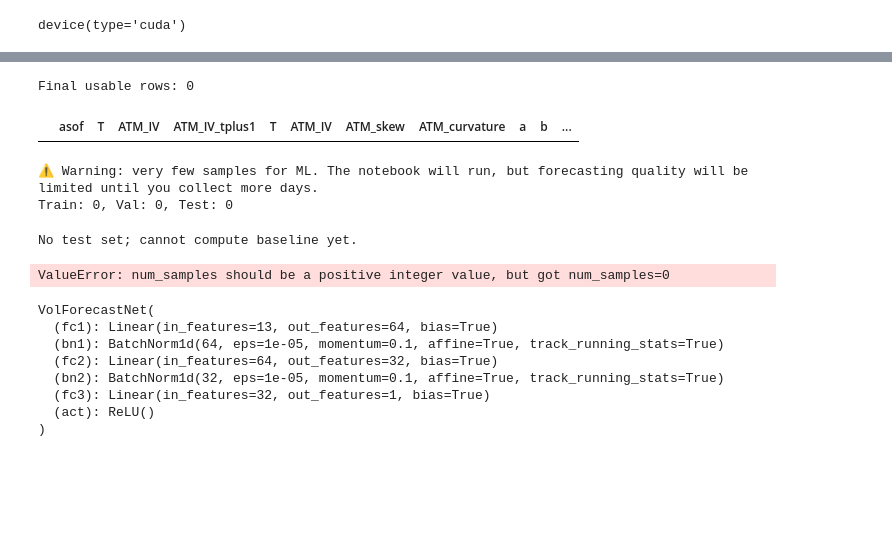
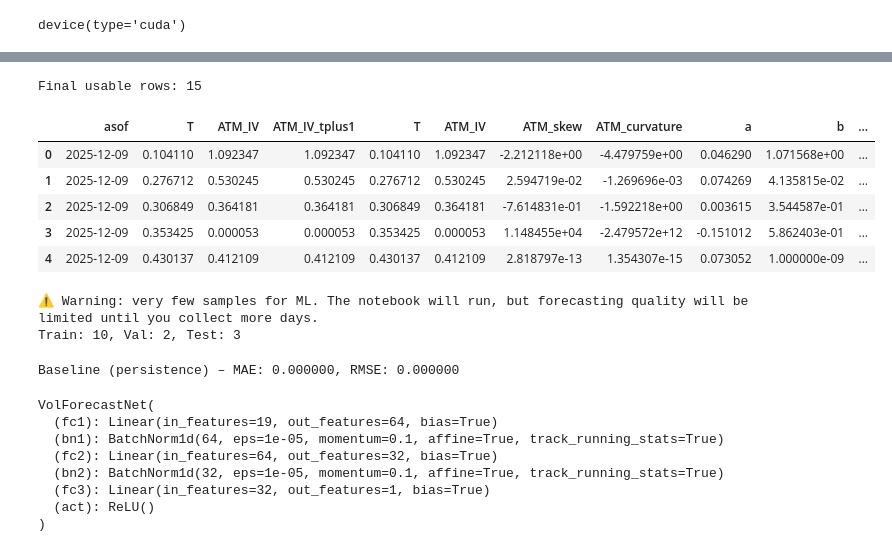
Before and after one commit to AlexMilekhin/Volatility-Surface-Modelling-ML-Forecasting, a Jupyter notebook: ML_forecasting.ipynb, the cells around one changed output, grey strips where cells are left out. Saved outputs shown, nothing was run; the diff lists cells and outputs as text; code cells hidden in the pictures; blank space fills up the shorter version.

Commit message:
integrated RND metrics, market features, martingale-error-based weights

```diff
--- a/ML_forecasting.ipynb
+++ b/ML_forecasting.ipynb
@@ -145,9 +252,9 @@ df = df.sort_values(['T', 'asof']).reset_index(drop=True)
 # Shift ATM_IV one day ahead within each tenor
 df['ATM_IV_tplus1'] = df.groupby('T')['ATM_IV'].shift(-1)
 
-# Drop rows where we don't have next-day target
-df = df.dropna(subset=['ATM_IV_tplus1']).reset_index(drop=True)
+missing_mask = df['ATM_IV_tplus1'].isna()
+df.loc[missing_mask, 'ATM_IV_tplus1'] = df.loc[missing_mask, 'ATM_IV']
 
 print("After creating target, shape:", df.shape)
-df[['asof', 'T', 'ATM_IV', 'ATM_IV_tplus1']].head(10)
+df[['asof', 'T', 'ATM_IV', 'ATM_IV_tplus1']].tail(10)
 # %% [output]
@@ -156,28 +273,37 @@ After creating target, shape: (0, 23)
 # %%
 feature_cols = [
     'T',
     # ATM + SVI
     'ATM_IV', 'ATM_skew', 'ATM_curvature',
     'a', 'b', 'rho', 'm', 'sigma',
     # SSVI
     'theta', 'ssvi_rho', 'ssvi_eta', 'ssvi_p',
+
+    #RND
+
+    'rnd_vol', 'rnd_skew', "rnd_kurtosis", 'martingale_error',
     # optional: calendar / fit diagnostics
     # 'fit_cost',
     # 'calendar_violations',
     # market features (when merge_asof is fixed)
-    # 'return_1d', 'return_5d', 'rv_20d', 'spot',
+     'return_1d', 'rv_20d'
 ]
 
 target_col = 'ATM_IV_tplus1'
 
 data = df.dropna(subset=feature_cols + [target_col]).copy()
 data = data.sort_values('asof').reset_index(drop=True)
-
+df = df.sort_values(['asof', 'T']).reset_index(drop=True)
 print("Final usable rows:", len(data))
 data[ ['asof', 'T', 'ATM_IV', 'ATM_IV_tplus1'] + feature_cols ].head()
 # %% [output]
-Final usable rows: 0
+Final usable rows: 15
 |  | asof | T | ATM_IV | ATM_IV_tplus1 | T | ATM_IV | ATM_skew | ATM_curvature | a | b | ... |
+| 0 | 2025-12-09 | 0.104110 | 1.092347 | 1.092347 | 0.104110 | 1.092347 | -2.212118e+00 | -4.479759e+00 | 0.046290 | 1.071568e+00 | ... |
+| 1 | 2025-12-09 | 0.276712 | 0.530245 | 0.530245 | 0.276712 | 0.530245 | 2.594719e-02 | -1.269696e-03 | 0.074269 | 4.135815e-02 | ... |
+| 2 | 2025-12-09 | 0.306849 | 0.364181 | 0.364181 | 0.306849 | 0.364181 | -7.614831e-01 | -1.592218e+00 | 0.003615 | 3.544587e-01 | ... |
+| 3 | 2025-12-09 | 0.353425 | 0.000053 | 0.000053 | 0.353425 | 0.000053 | 1.148455e+04 | -2.479572e+12 | -0.151012 | 5.862403e-01 | ... |
+| 4 | 2025-12-09 | 0.430137 | 0.412109 | 0.412109 | 0.430137 | 0.412109 | 2.818797e-13 | 1.354307e-15 | 0.073052 | 1.000000e-09 | ... |
 # %%
 n = len(data)
 if n < 30:
@@ -202,32 +328,39 @@ X_test  = test[feature_cols].values.astype(np.float32)
 y_test  = test[target_col].values.astype(np.float32)
 
 dates_test = test['asof'].values
+
+def get_weights(df, col='martingale_error', scale=100.0):
+  err = df[col].fillna(df[col].mean()).values.astype(np.float32)
+  return 1.0 / (1.0 + scale *err)
+
+w_train = get_weights(train)
+w_val = get_weights(val)
+w_test = get_weights(test)
 # %% [output]
 ⚠️ Warning: very few samples for ML. The notebook will run, but forecasting quality will be limited until you collect more days.
-Train: 0, Val: 0, Test: 0
+Train: 10, Val: 2, Test: 3
 # %%
 if len(test) > 0:
     y_pred_persist = test['ATM_IV'].values.astype(np.float32)
 
     mae_persist = mean_absolute_error(y_test, y_pred_persist)
-    rmse_persist = mean_squared_error(y_test, y_pred_persist, squared=False)
+    rmse_persist = mean_squared_error(y_test, y_pred_persist)
     print(f"Baseline (persistence) – MAE: {mae_persist:.6f}, RMSE: {rmse_persist:.6f}")
 else:
     print("No test set; cannot compute baseline yet.")
 # %% [output]
-No test set; cannot compute baseline yet.
+Baseline (persistence) – MAE: 0.000000, RMSE: 0.000000
 # %%
-def make_loader(X, y, batch_size=64, shuffle=False):
+def make_loader(X, y, w, batch_size=64, shuffle=False):
     X_tensor = torch.from_numpy(X)
     y_tensor = torch.from_numpy(y).unsqueeze(1)  # (N,) -> (N,1)
-    ds = TensorDataset(X_tensor, y_tensor)
+    w_tensor = torch.from_numpy(w).unsqueeze(1) #match y shape
+    ds = TensorDataset(X_tensor, y_tensor, w_tensor)
     return DataLoader(ds, batch_size=batch_size, shuffle=shuffle)
 
-train_loader = make_loader(X_train, y_train, batch_size=64, shuffle=True)
-val_loader   = make_loader(X_val,   y_val,   batch_size=256, shuffle=False)
-test_loader  = make_loader(X_test,  y_test,  batch_size=256, shuffle=False)
+train_loader = make_loader(X_train, y_train, w_train, batch_size=64, shuffle=True)
+val_loader   = make_loader(X_val,   y_val, w_val, batch_size=256, shuffle=False)
+test_loader  = make_loader(X_test,  y_test,  w_test, batch_size=256, shuffle=False)
-# %% [output]
-ValueError: num_samples should be a positive integer value, but got num_samples=0
 # %%
 input_dim = X_train.shape[1]
 
@@ -259,13 +392,13 @@ class VolForecastNet(nn.Module):
         return x
 
 model = VolForecastNet(input_dim).to(device)
-criterion = nn.MSELoss()
+criterion = nn.HuberLoss(delta=1.0)
 optimizer = torch.optim.Adam(model.parameters(), lr=1e-3)
 
 model
 # %% [output]
 VolForecastNet(
-  (fc1): Linear(in_features=13, out_features=64, bias=True)
+  (fc1): Linear(in_features=19, out_features=64, bias=True)
   (bn1): BatchNorm1d(64, eps=1e-05, momentum=0.1, affine=True, track_running_stats=True)
   (fc2): Linear(in_features=64, out_features=32, bias=True)
   (bn2): BatchNorm1d(32, eps=1e-05, momentum=0.1, affine=True, track_running_stats=True)
```
Also changed, not shown: parts of 8 cells of this notebook.
